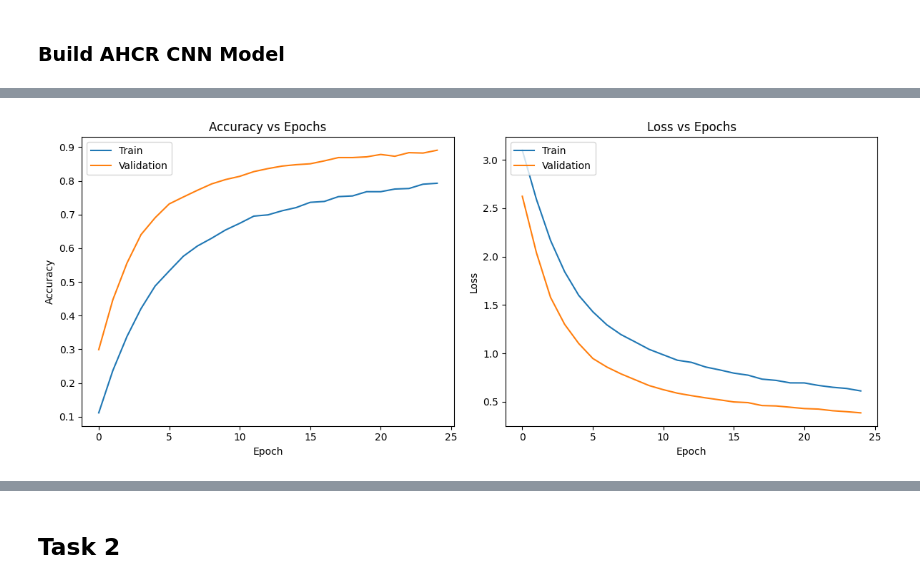
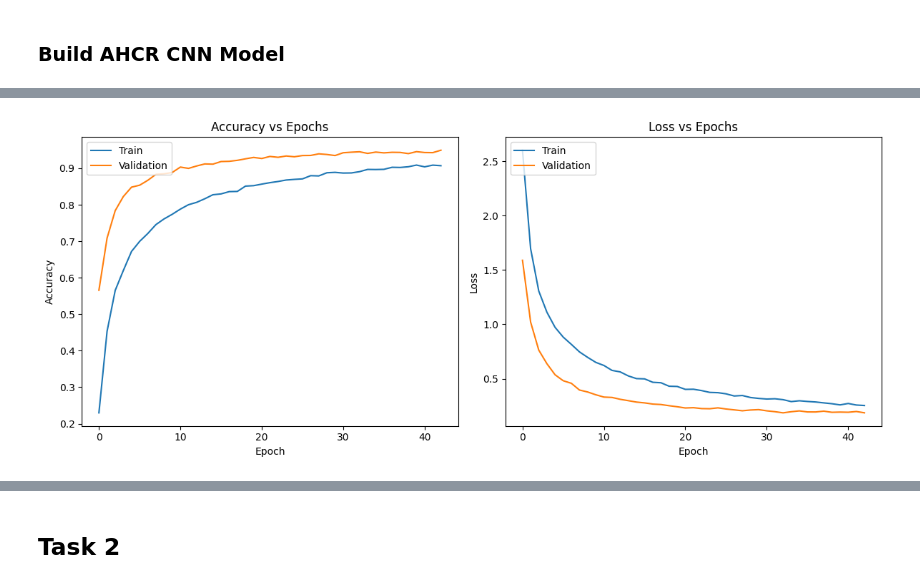
Before and after one commit to maysamkhatib/Arabic-Handwritten-Character-Recognition-AHCR-using-Convolutional-Neural-Networks-CNNs-, a Jupyter notebook: cv-project.ipynb, the cells around one changed output, grey strips where cells are left out. Saved outputs shown, nothing was run; the diff lists cells and outputs as text; code cells hidden in the pictures.

```diff
--- a/cv-project.ipynb
+++ b/cv-project.ipynb
@@ -259,7 +441,7 @@ def build_ahcr_cnn_model():
   layer1_conv = layers.Conv2D(filters=32, kernel_size=(3, 3), activation='relu', input_shape=(32, 32, 1))
   layer2_pool = layers.MaxPooling2D(pool_size=(2, 2))
 
-  layer3_conv = layers.Conv2D(filters=64, kernel_size=(3, 3), activation='tanh')
+  layer3_conv = layers.Conv2D(filters=64, kernel_size=(3, 3), activation='relu')
   layer4_pool = layers.MaxPooling2D(pool_size=(2, 2))
 
   layer5_dropout = layers.Dropout(0.25)
@@ -308,5 +511,3 @@ Total params: 168156 (656.86 KB)
 Trainable params: 168156 (656.86 KB)
 Non-trainable params: 0 (0.00 Byte)
 _________________________________________________________________
-# %%
-history = ahcr_model.fit(train_images, train_labels, epochs=25, batch_size=512, validation_data=(test_images, test_labels))
@@ -332,0 +516,12 @@ Epoch 25/25
+# %%
+# define the Early Stopping callback to monitor validation loss
+early_stopping = EarlyStopping(monitor='val_loss', patience=10, restore_best_weights=True)
+
+history = ahcr_model.fit(
+    train_images, # x_train
+    train_labels, # y_train
+    epochs=200, # max number of training epochs
+    batch_size=64, # number of samples for each training iteration
+    validation_data=(test_images, test_labels), # validation data to evaluate model performance while training
+    callbacks=[early_stopping] # the early stopping callback to stop the training if there is no improvement in val_loss
+)
@@ -333,8 +554,17 @@ Epoch 25/25
 # %%
+num_epochs = len(history.history['accuracy'])
+print(f'Number of Epochs: {num_epochs}\n')
+
+final_train_accuracy = history.history['accuracy'][-1]
+final_train_loss = history.history['loss'][-1]
+print(f'Training Accuracy: {final_train_accuracy}')
+print(f'Training Loss: {final_train_loss}\n')
+
 # evaluating the test set on the model
 test_loss, test_accuracy = ahcr_model.evaluate(test_images, test_labels)
 print(f'Test Accuracy: {test_accuracy}')
 print(f'Test Loss: {test_loss}')
 
+# plot the results
 plotAccuracyLossVsEpochs(history=history)
 # %% [output]
@@ -344 +579 @@ Test Loss: 0.38490015268325806
-[figure, old version]
+[figure, new version]
```
Also changed, not shown: parts of 54 cells of this notebook.
